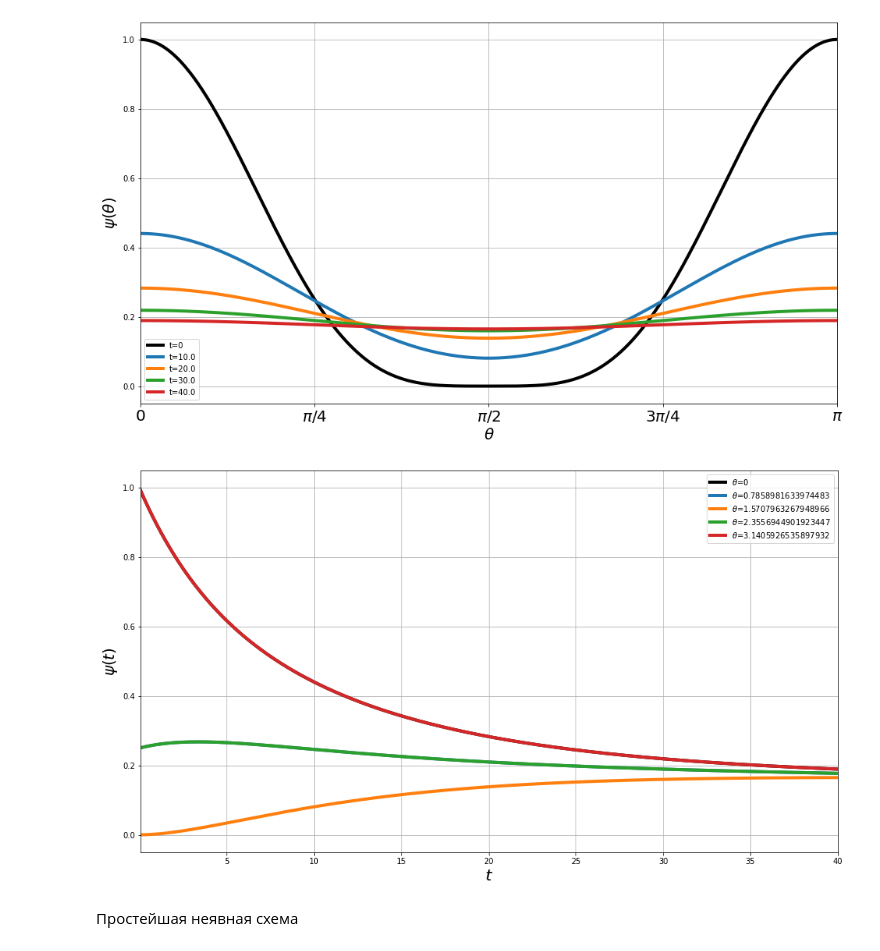
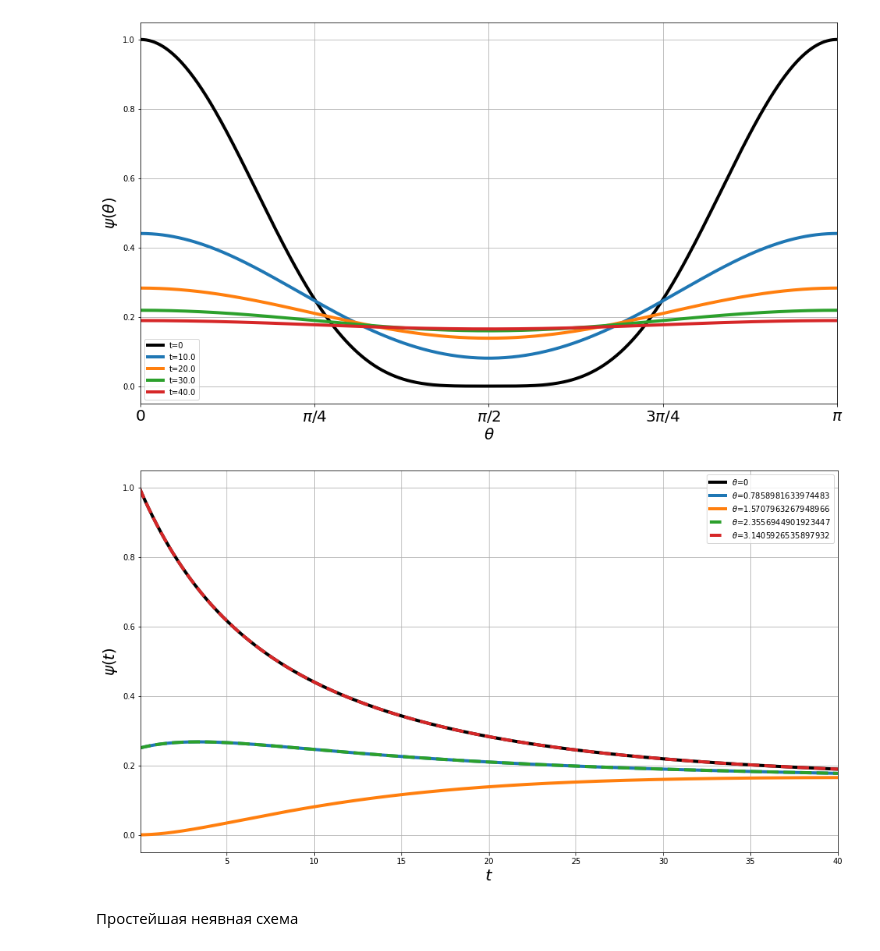
Before and after one commit to ArtemKashapov/NMoMF, a Jupyter notebook: implicit_alg/implicit_algorithm.ipynb, the cells around one changed output. Cells and saved outputs as stored; diff of their text form; code cells hidden in the pictures.

Commit message:
bt plots for impl alg

```diff
--- a/implicit_alg/implicit_algorithm.ipynb
+++ b/implicit_alg/implicit_algorithm.ipynb
@@ -96,16 +96,20 @@ plt.show()
 # %%
 f = plt.figure(figsize=[16, 9])
 plt.plot(t, v[:, 0], lw=4, c='black', label='$\\theta$=0')
 for ind in [int(I / 4), int(I / 2), int(3 * I / 4), I]:
-    plt.plot(t, v[:, ind], lw=4, label='$\\theta$='+str(tht[ind]))
+    if ind == int(3 * I / 4) or ind == I:
+        lse = '--'
+    else:
+        lse = '-'
+    plt.plot(t, v[:, ind], lw=4, label='$\\theta$='+str(tht[ind]), ls=lse)
 plt.xlim([t[1], t[-1]])
 plt.xlabel('$t$', fontsize=20)
 plt.ylabel('${\\psi(t)}$', fontsize=20)
 plt.legend()
 plt.grid()
 plt.show()
 # %% [output]
-[figure, old version]
+[figure, new version]
 # %% [markdown]
 Простейшая неявная схема
 # %% [markdown]
```
Also changed, not shown: parts of 5 cells of this notebook.
